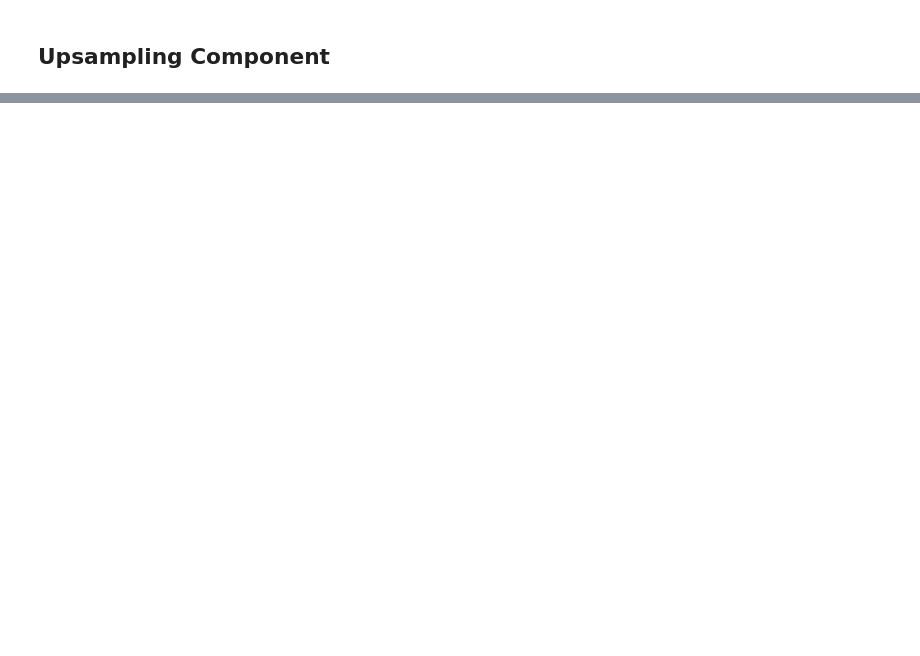
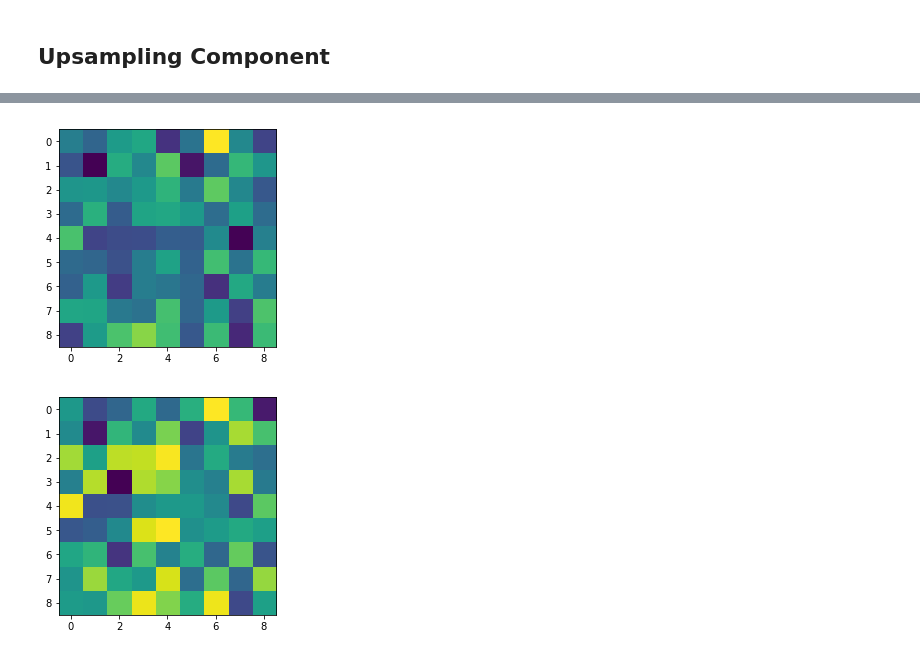
Before and after one commit to kartikeya1994/visual_attn, a Jupyter notebook: densenet_model/Debug.ipynb, the cells around one changed output, grey strips where cells are left out. Saved outputs shown, nothing was run; the diff lists cells and outputs as text; code cells hidden in the pictures; blank space fills up the shorter version.

```diff
--- a/densenet_model/Debug.ipynb
+++ b/densenet_model/Debug.ipynb
@@ -234,0 +501,9 @@ IndexError: index 2 is out of bounds for axis 0 with size 2
+# %%
+import matplotlib.pyplot as plt
+plt.imshow(y1[0])
+plt.show()
+plt.imshow(y2[0])
+plt.show()
+# %% [output]
+[figure, added]
+[figure, added]
```
Also changed, not shown: parts of 47 cells of this notebook, 15 other files.
